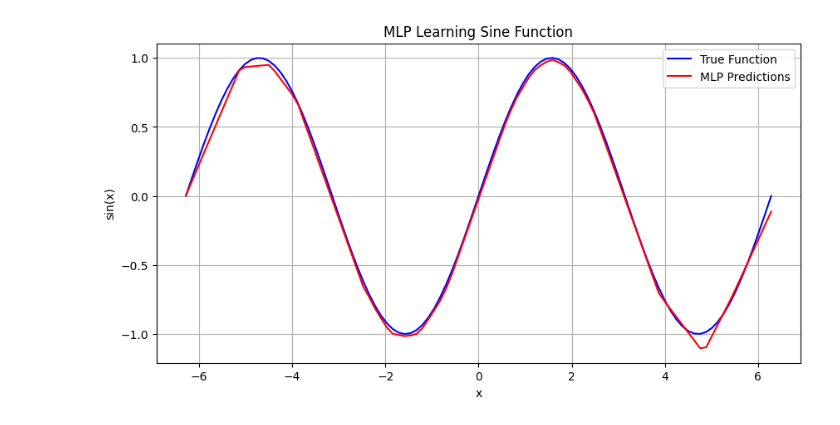
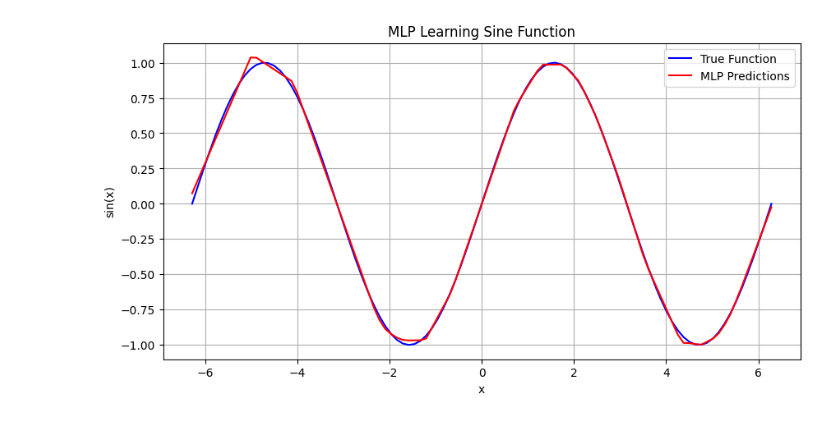
Before and after one commit to RitishShrirao/autograd, a Jupyter notebook: vector_micrograd.ipynb, the cells around one changed output. Saved outputs shown, nothing was run; the diff lists cells and outputs as text; code cells hidden in the pictures.

Commit message:
Added optimizers, updated some functions

```diff
--- a/vector_micrograd.ipynb
+++ b/vector_micrograd.ipynb
@@ -167,12 +207,3 @@ class SimpleMLP:
         loss.backward()  # Use autograd to calculate gradients
 
         return loss
-
-    def update(self, lr):
-        # Update weights
-        for param in self.params:
-            param.data -= lr * param.grad
-
-        # Zero grad
-        for param in self.params:
-            param.grad *= 0
@@ -181,24 +276,19 @@ X = np.linspace(-2 * np.pi, 2 * np.pi, 100).reshape(-1, 1)
 Y = np.sin(X)
 
 mlp = SimpleMLP([1,50,20,1])
+optimizer = Adam(mlp, lr=1e-1)
 
 x_tensor = Tensor(X)
 y_tensor = Tensor(Y)
 # %%
-epochs = 5000
-learning_rate = 5e-2
-
+epochs = 200
 for epoch in range(epochs):
-    predictions = mlp.forward(x_tensor)
-
-    # Backward pass and loss calculation
+    optimizer.zero_grad()
+    y_pred = mlp.forward(x_tensor)
     loss = mlp.backward(y_tensor)
-
-    # Update weights and zero grad
-    mlp.update(learning_rate)
-
+    optimizer.step()
     if (epoch+1) % 100 == 0:
-        print(f'Epoch {epoch+1}, Loss: {loss.data}')
+        print(f'Epoch {epoch+1}/{epochs}: Loss: {loss.data}')
 
 test_x = np.linspace(-2 * np.pi, 2 * np.pi, 100).reshape(-1, 1)
 test_tensor = Tensor(test_x)
@@ -234 +309 @@ Epoch 5000, Loss: 0.001381024076180467
-[figure, old version]
+[figure, new version]
```
Also changed, not shown: parts of 3 cells of this notebook.
